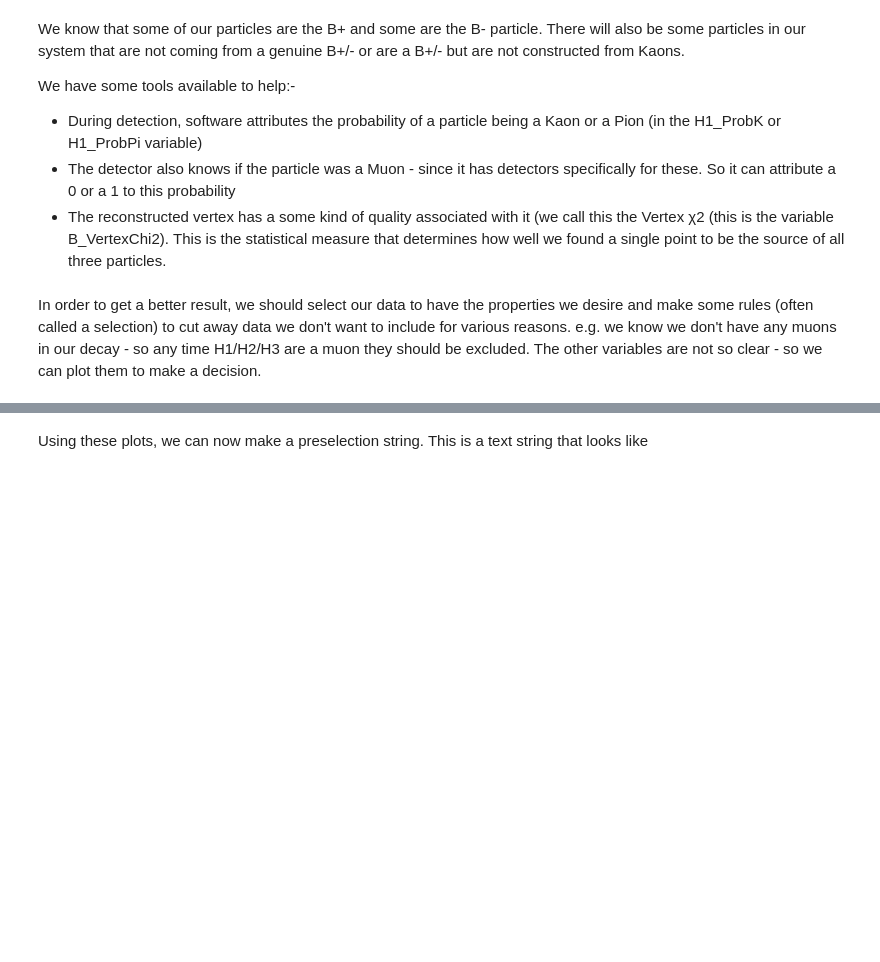
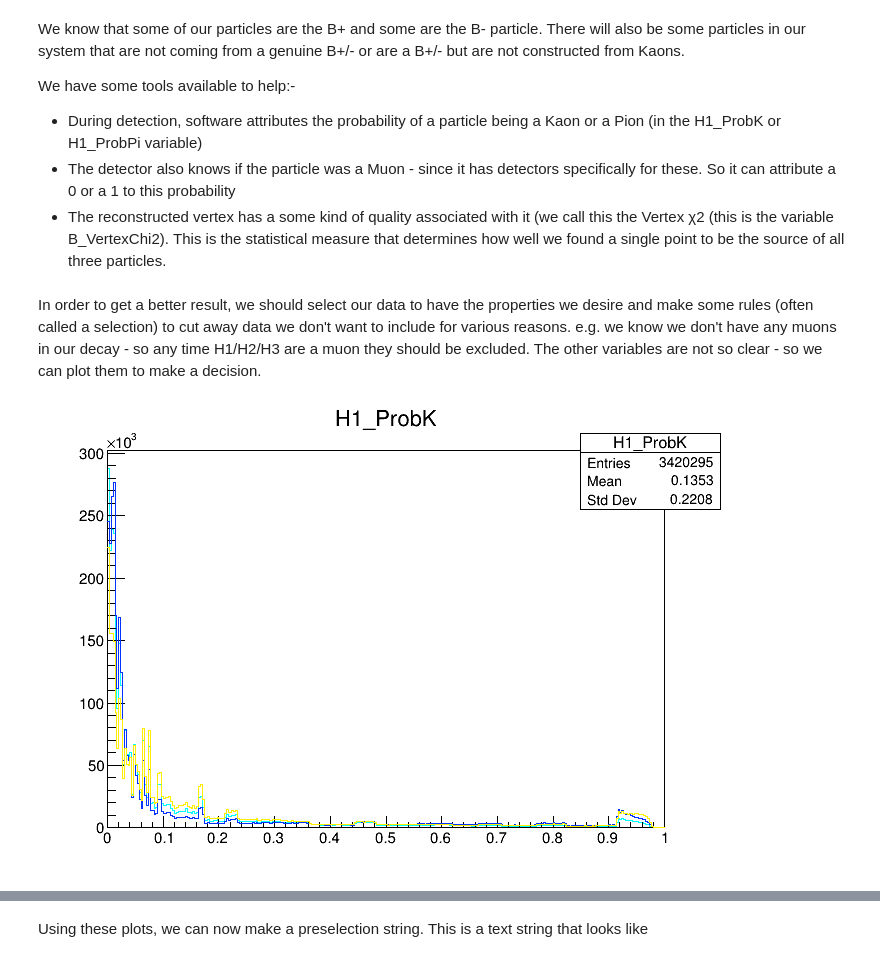
Before and after one commit to margheritawar/PRA3024, a Jupyter notebook: LHCb_2023.ipynb, the cells around one changed output, grey strips where cells are left out. Saved outputs shown, nothing was run; the diff lists cells and outputs as text; code cells hidden in the pictures; blank space fills up the shorter version.

```diff
--- a/LHCb_2023.ipynb
+++ b/LHCb_2023.ipynb
@@ -261,0 +257,39 @@ In order to get a better result, we should select our data to have the propertie
+# %%
+#Make plots of H1_ProbK on one plot
+
+histName = "H1_ProbK"
+histTitle = "Probability H1 Kaon"
+from_x = "0"
+to_x = "1"
+
+histogram1 = ROOT.TH1F(histName,histTitle,int(bins),int(from_x),int(to_x))
+tree.Draw("H1_ProbK"+">>"+histName+"("+bins+", " +from_x+", "+to_x+")")
+histogram1 = ROOT.gDirectory.Get(histName)
+
+#H2_ProbeK
+histName = "H2_ProbK"
+histTitle = "Probability H2 Kaon"
+
+histogram2 = ROOT.TH1F(histName,histTitle,int(bins),int(from_x),int(to_x))
+tree.Draw("H2_ProbK"+">>"+histName+"("+bins+", " +from_x+", "+to_x+")")
+histogram2 = ROOT.gDirectory.Get(histName)
+
+#H3_ProbeK
+histName = "H3_ProbK"
+histTitle = "Probability H3 Kaon"
+
+histogram3 = ROOT.TH1F(histName,histTitle,int(bins),int(from_x),int(to_x))
+tree.Draw("H3_ProbK"+">>"+histName+"("+bins+", " +from_x+", "+to_x+")")
+histogram3 = ROOT.gDirectory.Get(histName)
+
+#plotting with different colors
+histogram1.SetLineColor(7)
+histogram2.SetLineColor(860)
+histogram3.SetLineColor(90)
+histogram1.Draw()
+histogram2.Draw('same')
+histogram3.Draw('same')
+canvas.Update()
+canvas.Draw()
+# %% [output]
+[figure, added]
```
Also changed, not shown: parts of 9 cells of this notebook.
